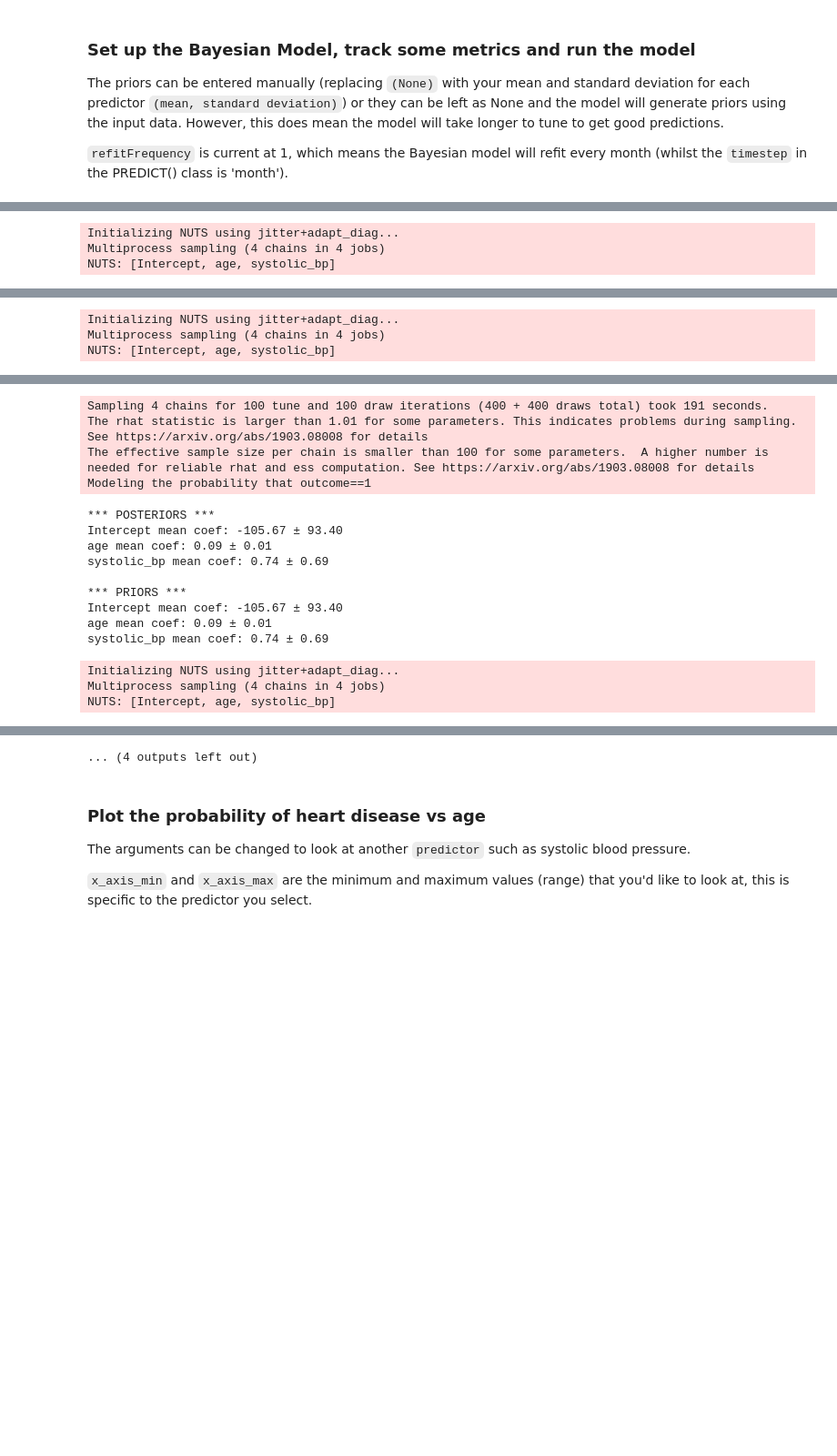
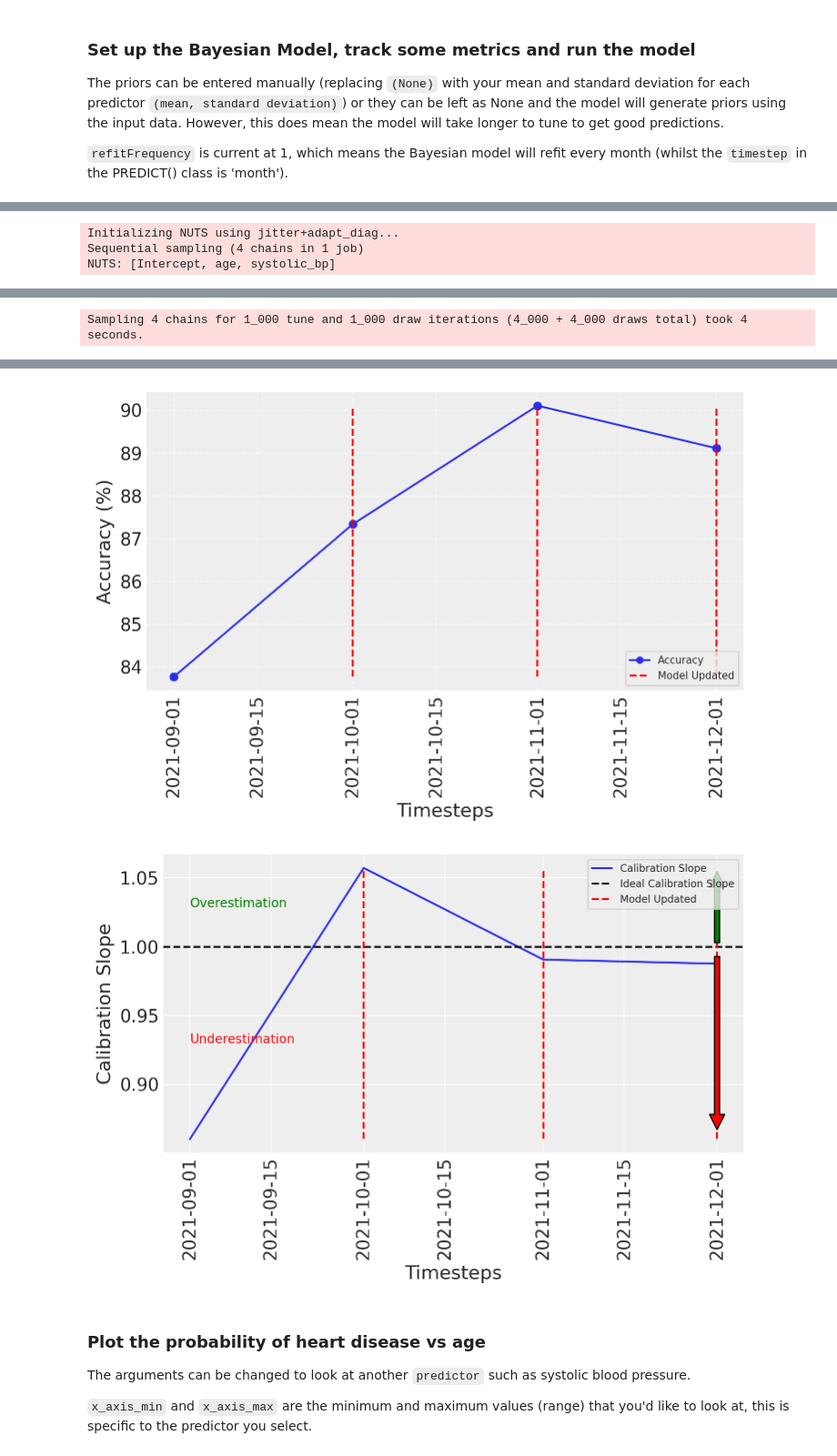
Before and after one commit to sdrelton/PREDICT, a Jupyter notebook: Examples/bayesian_example.ipynb, the cells around one changed output, grey strips where cells are left out. Shown at 91% size. Cells and saved outputs as stored; diff of their text form; code cells hidden in the pictures; blank space fills up the shorter version.

```diff
--- a/Examples/bayesian_example.ipynb
+++ b/Examples/bayesian_example.ipynb
@@ -150,7 +144,7 @@ The priors can be entered manually (replacing `(None)` with your mean and standa
 
 `refitFrequency` is current at 1, which means the Bayesian model will refit every month (whilst the `timestep` in the PREDICT() class is 'month').
 # %%
-model = BayesianModel(input_data=df, priors={"Intercept": (None), "age": (None), "systolic_bp": (None)})
+model = BayesianModel(input_data=df, priors={"Intercept": (None), "age": (None), "systolic_bp": (None)}, cores=1, verbose=False)
 model.trigger = BayesianRefitTrigger(model=model, input_data=df, refitFrequency=1)
 
 mytest = PREDICT(data=df, model=model, startDate='min', endDate='max', timestep='month')
@@ -180,4 +164,4 @@ systolic_bp mean coef: 0.19 ± 0.01
 Initializing NUTS using jitter+adapt_diag...
-Multiprocess sampling (4 chains in 4 jobs)
+Sequential sampling (4 chains in 1 job)
 NUTS: [Intercept, age, systolic_bp]
 [interactive output not drawn]
@@ -197,3 +180 @@ systolic_bp mean coef: 0.26 ± 0.09
-Initializing NUTS using jitter+adapt_diag...
-Multiprocess sampling (4 chains in 4 jobs)
-NUTS: [Intercept, age, systolic_bp]
+Sampling 4 chains for 1_000 tune and 1_000 draw iterations (4_000 + 4_000 draws total) took 4 seconds.
@@ -201,16 +180,0 @@ NUTS: [Intercept, age, systolic_bp]
-Sampling 4 chains for 100 tune and 100 draw iterations (400 + 400 draws total) took 191 seconds.
-The rhat statistic is larger than 1.01 for some parameters. This indicates problems during sampling. See https://arxiv.org/abs/1903.08008 for details
-The effective sample size per chain is smaller than 100 for some parameters.  A higher number is needed for reliable rhat and ess computation. See https://arxiv.org/abs/1903.08008 for details
-Modeling the probability that outcome==1
-*** POSTERIORS ***
-Intercept mean coef: -105.67 ± 93.40
-age mean coef: 0.09 ± 0.01
-systolic_bp mean coef: 0.74 ± 0.69
-
-*** PRIORS ***
-Intercept mean coef: -105.67 ± 93.40
-age mean coef: 0.09 ± 0.01
-systolic_bp mean coef: 0.74 ± 0.69
-Initializing NUTS using jitter+adapt_diag...
-Multiprocess sampling (4 chains in 4 jobs)
-NUTS: [Intercept, age, systolic_bp]
@@ -218,4 +181,5 @@ NUTS: [Intercept, age, systolic_bp]
-... (4 outputs left out)
+[figure, added]
+[figure, added]
 # %% [markdown]
 ### Plot the probability of heart disease vs age
 
```
Also changed, not shown: parts of 4 cells of this notebook.
